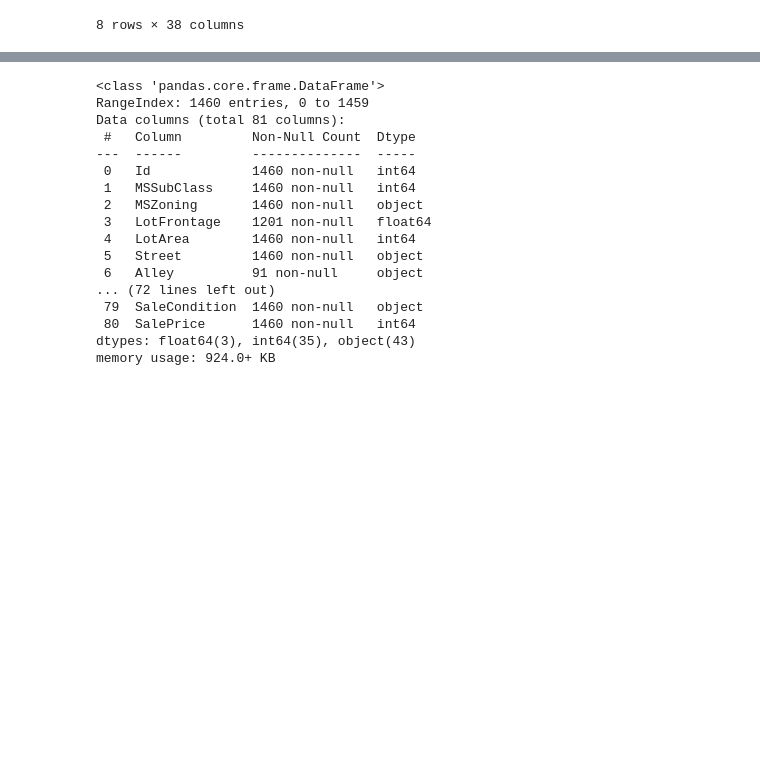
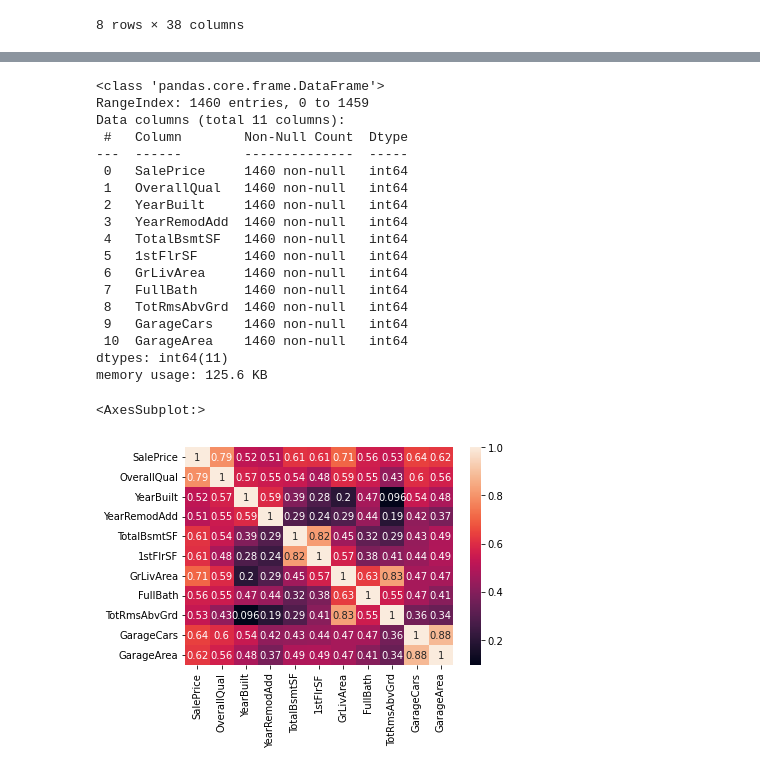
Before and after one commit to soyHenry/Datathon, a Jupyter notebook: Housing Dreams/eda.ipynb, the cells around one changed output, grey strips where cells are left out. Drawn from its saved outputs; the diff is of its cells as text; code cells hidden in the pictures; blank space fills up the shorter version.

Commit message:
add some plots

```diff
--- a/Housing Dreams/eda.ipynb
+++ b/Housing Dreams/eda.ipynb
@@ -18,20 +36,28 @@ df_train.describe()
+# %%
+df_corr = df_train[["SalePrice","OverallQual","YearBuilt","YearRemodAdd","TotalBsmtSF","1stFlrSF","GrLivArea","FullBath","TotRmsAbvGrd","GarageCars","GarageArea"]]
 # %%
-df_train.info()
+df_corr.info()
 # %% [output]
 <class 'pandas.core.frame.DataFrame'>
 RangeIndex: 1460 entries, 0 to 1459
-Data columns (total 81 columns):
- #   Column         Non-Null Count  Dtype
----  ------         --------------  -----
- 0   Id             1460 non-null   int64
- 1   MSSubClass     1460 non-null   int64
- 2   MSZoning       1460 non-null   object
- 3   LotFrontage    1201 non-null   float64
- 4   LotArea        1460 non-null   int64
- 5   Street         1460 non-null   object
- 6   Alley          91 non-null     object
-... (72 lines left out)
- 79  SaleCondition  1460 non-null   object
- 80  SalePrice      1460 non-null   int64
-dtypes: float64(3), int64(35), object(43)
-memory usage: 924.0+ KB
+Data columns (total 11 columns):
+ #   Column        Non-Null Count  Dtype
+---  ------        --------------  -----
+ 0   SalePrice     1460 non-null   int64
+ 1   OverallQual   1460 non-null   int64
+ 2   YearBuilt     1460 non-null   int64
+ 3   YearRemodAdd  1460 non-null   int64
+ 4   TotalBsmtSF   1460 non-null   int64
+ 5   1stFlrSF      1460 non-null   int64
+ 6   GrLivArea     1460 non-null   int64
+ 7   FullBath      1460 non-null   int64
+ 8   TotRmsAbvGrd  1460 non-null   int64
+ 9   GarageCars    1460 non-null   int64
+ 10  GarageArea    1460 non-null   int64
+dtypes: int64(11)
+memory usage: 125.6 KB
+# %%
+sns.heatmap(df_corr.corr(), annot=True)
+# %% [output]
+<AxesSubplot:>
+[figure, added]
```
Also changed, not shown: parts of 13 cells of this notebook.
